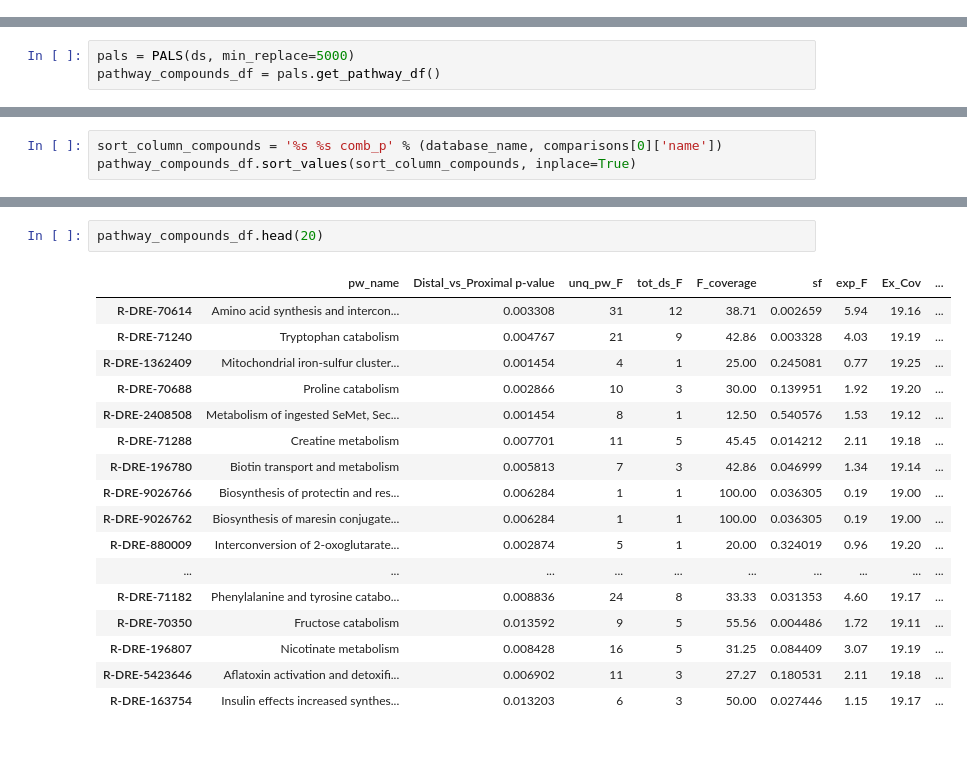
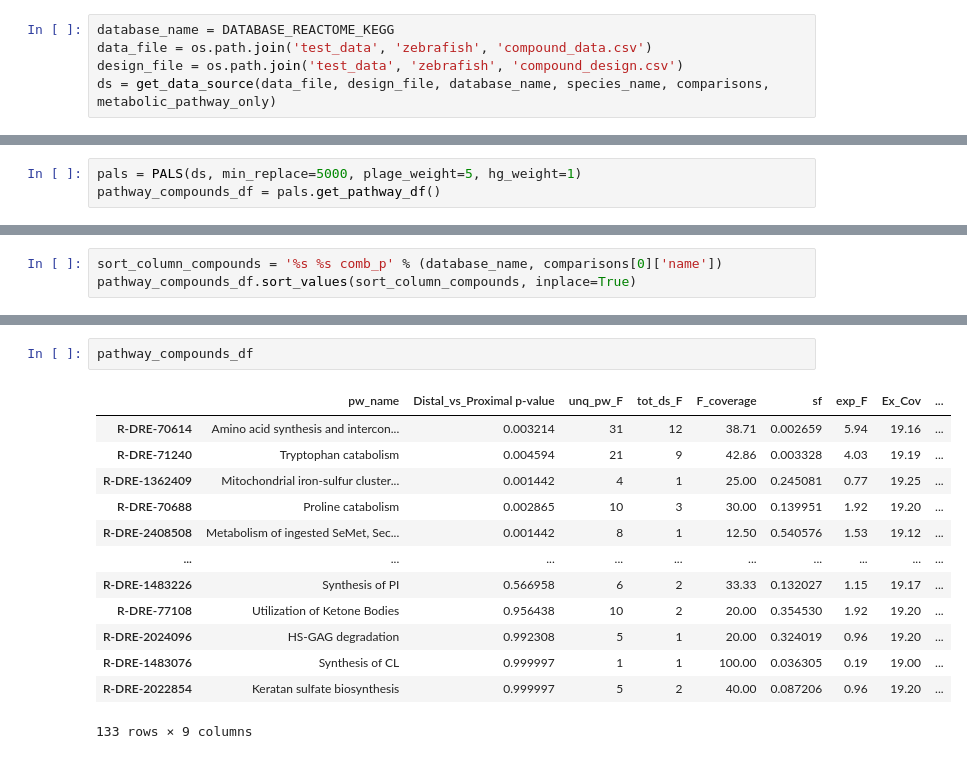
Before and after one commit to glasgowcompbio/PALS, a Jupyter notebook: notebooks/PALS_zebrafish_analysis.ipynb, the cells around one changed output, grey strips where cells are left out. Saved outputs shown, nothing was run; the diff lists cells and outputs as text.

```diff
--- a/notebooks/PALS_zebrafish_analysis.ipynb
+++ b/notebooks/PALS_zebrafish_analysis.ipynb
@@ -173,0 +202,5 @@ ds = get_data_source('test_data/compound_data.csv', 'test_data/compound_design.c
+# %%
+database_name = DATABASE_REACTOME_KEGG
+data_file = os.path.join('test_data', 'zebrafish', 'compound_data.csv')
+design_file = os.path.join('test_data', 'zebrafish', 'compound_design.csv')
+ds = get_data_source(data_file, design_file, database_name, species_name, comparisons, metabolic_pathway_only)
@@ -174,4 +212,4 @@ ds = get_data_source('test_data/compound_data.csv', 'test_data/compound_design.c
 # %%
-pals = PALS(ds, min_replace=5000)
+pals = PALS(ds, min_replace=5000, plage_weight=5, hg_weight=1)
 pathway_compounds_df = pals.get_pathway_df()
 # %% [output]
@@ -236,20 +236,16 @@ pathway_proteins_df.head(20)
 # %%
-pathway_compounds_df.head(20)
+pathway_compounds_df
 # %% [output]
 |  | pw_name | Distal_vs_Proximal p-value | unq_pw_F | tot_ds_F | F_coverage | sf | exp_F | Ex_Cov | ... |
-| R-DRE-70614 | Amino acid synthesis and intercon... | 0.003308 | 31 | 12 | 38.71 | 0.002659 | 5.94 | 19.16 | ... |
-| R-DRE-71240 | Tryptophan catabolism | 0.004767 | 21 | 9 | 42.86 | 0.003328 | 4.03 | 19.19 | ... |
-| R-DRE-1362409 | Mitochondrial iron-sulfur cluster... | 0.001454 | 4 | 1 | 25.00 | 0.245081 | 0.77 | 19.25 | ... |
-| R-DRE-70688 | Proline catabolism | 0.002866 | 10 | 3 | 30.00 | 0.139951 | 1.92 | 19.20 | ... |
-| R-DRE-2408508 | Metabolism of ingested SeMet, Sec... | 0.001454 | 8 | 1 | 12.50 | 0.540576 | 1.53 | 19.12 | ... |
-| R-DRE-71288 | Creatine metabolism | 0.007701 | 11 | 5 | 45.45 | 0.014212 | 2.11 | 19.18 | ... |
-| R-DRE-196780 | Biotin transport and metabolism | 0.005813 | 7 | 3 | 42.86 | 0.046999 | 1.34 | 19.14 | ... |
-| R-DRE-9026766 | Biosynthesis of protectin and res... | 0.006284 | 1 | 1 | 100.00 | 0.036305 | 0.19 | 19.00 | ... |
-| R-DRE-9026762 | Biosynthesis of maresin conjugate... | 0.006284 | 1 | 1 | 100.00 | 0.036305 | 0.19 | 19.00 | ... |
-| R-DRE-880009 | Interconversion of 2-oxoglutarate... | 0.002874 | 5 | 1 | 20.00 | 0.324019 | 0.96 | 19.20 | ... |
+| R-DRE-70614 | Amino acid synthesis and intercon... | 0.003214 | 31 | 12 | 38.71 | 0.002659 | 5.94 | 19.16 | ... |
+| R-DRE-71240 | Tryptophan catabolism | 0.004594 | 21 | 9 | 42.86 | 0.003328 | 4.03 | 19.19 | ... |
+| R-DRE-1362409 | Mitochondrial iron-sulfur cluster... | 0.001442 | 4 | 1 | 25.00 | 0.245081 | 0.77 | 19.25 | ... |
+| R-DRE-70688 | Proline catabolism | 0.002865 | 10 | 3 | 30.00 | 0.139951 | 1.92 | 19.20 | ... |
+| R-DRE-2408508 | Metabolism of ingested SeMet, Sec... | 0.001442 | 8 | 1 | 12.50 | 0.540576 | 1.53 | 19.12 | ... |
 | ... | ... | ... | ... | ... | ... | ... | ... | ... | ... |
-| R-DRE-71182 | Phenylalanine and tyrosine catabo... | 0.008836 | 24 | 8 | 33.33 | 0.031353 | 4.60 | 19.17 | ... |
-| R-DRE-70350 | Fructose catabolism | 0.013592 | 9 | 5 | 55.56 | 0.004486 | 1.72 | 19.11 | ... |
-| R-DRE-196807 | Nicotinate metabolism | 0.008428 | 16 | 5 | 31.25 | 0.084409 | 3.07 | 19.19 | ... |
-| R-DRE-5423646 | Aflatoxin activation and detoxifi... | 0.006902 | 11 | 3 | 27.27 | 0.180531 | 2.11 | 19.18 | ... |
-| R-DRE-163754 | Insulin effects increased synthes... | 0.013203 | 6 | 3 | 50.00 | 0.027446 | 1.15 | 19.17 | ... |
+| R-DRE-1483226 | Synthesis of PI | 0.566958 | 6 | 2 | 33.33 | 0.132027 | 1.15 | 19.17 | ... |
+| R-DRE-77108 | Utilization of Ketone Bodies | 0.956438 | 10 | 2 | 20.00 | 0.354530 | 1.92 | 19.20 | ... |
+| R-DRE-2024096 | HS-GAG degradation | 0.992308 | 5 | 1 | 20.00 | 0.324019 | 0.96 | 19.20 | ... |
+| R-DRE-1483076 | Synthesis of CL | 0.999997 | 1 | 1 | 100.00 | 0.036305 | 0.19 | 19.00 | ... |
+| R-DRE-2022854 | Keratan sulfate biosynthesis | 0.999997 | 5 | 2 | 40.00 | 0.087206 | 0.96 | 19.20 | ... |
+133 rows × 9 columns
```
Also changed, not shown: parts of 15 cells of this notebook, 19 other files.
